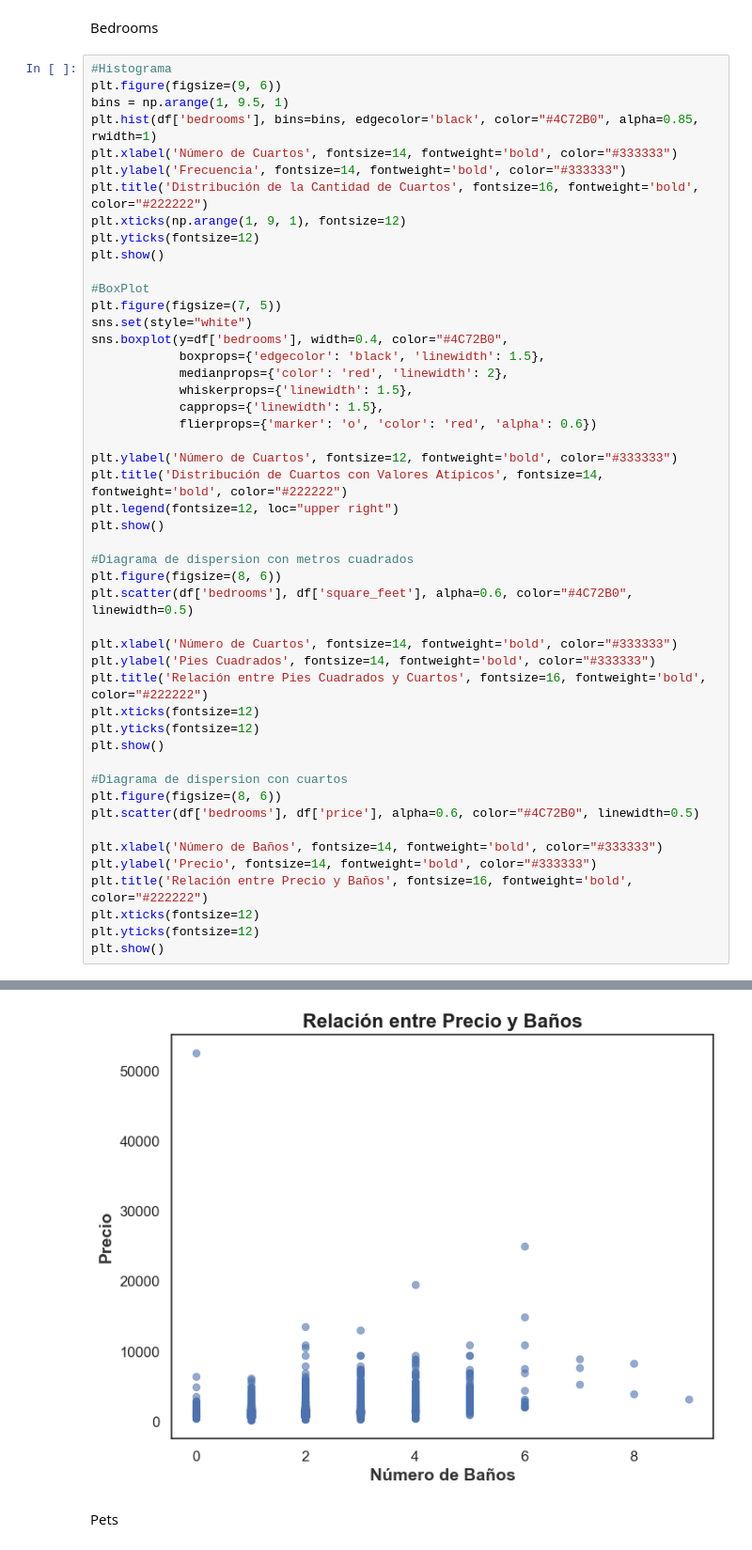
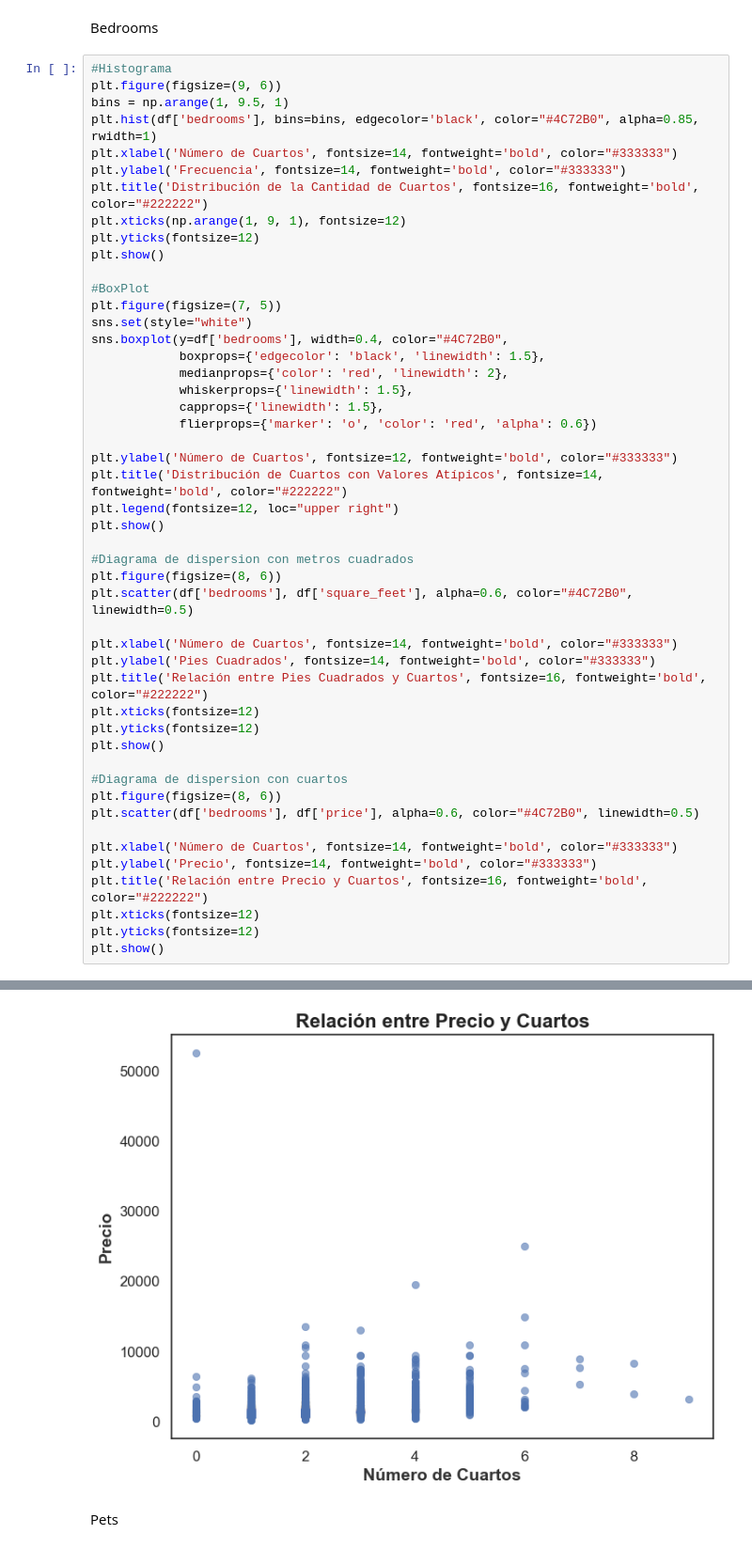
Before and after one commit to salvarezg0911/Proyecto-1_Grupo, a Jupyter notebook: Analisis de Datos Cuaderno.ipynb, the cells around one changed output, grey strips where cells are left out. Shown: that part at 94% size. Cells and saved outputs as stored; diff of their text form.

```diff
--- a/Analisis de Datos Cuaderno.ipynb
+++ b/Analisis de Datos Cuaderno.ipynb
@@ -161,36 +161,36 @@ sns.boxplot(y=df['bedrooms'], width=0.4, color="#4C72B0",
             flierprops={'marker': 'o', 'color': 'red', 'alpha': 0.6})
 
 plt.ylabel('Número de Cuartos', fontsize=12, fontweight='bold', color="#333333")
 plt.title('Distribución de Cuartos con Valores Atípicos', fontsize=14, fontweight='bold', color="#222222")
 plt.legend(fontsize=12, loc="upper right")
 plt.show()
 
 #Diagrama de dispersion con metros cuadrados
 plt.figure(figsize=(8, 6))
 plt.scatter(df['bedrooms'], df['square_feet'], alpha=0.6, color="#4C72B0", linewidth=0.5)
 
 plt.xlabel('Número de Cuartos', fontsize=14, fontweight='bold', color="#333333")
 plt.ylabel('Pies Cuadrados', fontsize=14, fontweight='bold', color="#333333")
 plt.title('Relación entre Pies Cuadrados y Cuartos', fontsize=16, fontweight='bold', color="#222222")
 plt.xticks(fontsize=12)
 plt.yticks(fontsize=12)
 plt.show()
 
 #Diagrama de dispersion con cuartos
 plt.figure(figsize=(8, 6))
 plt.scatter(df['bedrooms'], df['price'], alpha=0.6, color="#4C72B0", linewidth=0.5)
 
-plt.xlabel('Número de Baños', fontsize=14, fontweight='bold', color="#333333")
+plt.xlabel('Número de Cuartos', fontsize=14, fontweight='bold', color="#333333")
 plt.ylabel('Precio', fontsize=14, fontweight='bold', color="#333333")
-plt.title('Relación entre Precio y Baños', fontsize=16, fontweight='bold', color="#222222")
+plt.title('Relación entre Precio y Cuartos', fontsize=16, fontweight='bold', color="#222222")
 plt.xticks(fontsize=12)
 plt.yticks(fontsize=12)
 plt.show()
 # %% [output]
 [figure]
 [figure]
 [figure]
-[figure, old version]
+[figure, new version]
 # %% [markdown]
 Pets
 # %%
```
Also changed, not shown: parts of 2 cells of this notebook.
